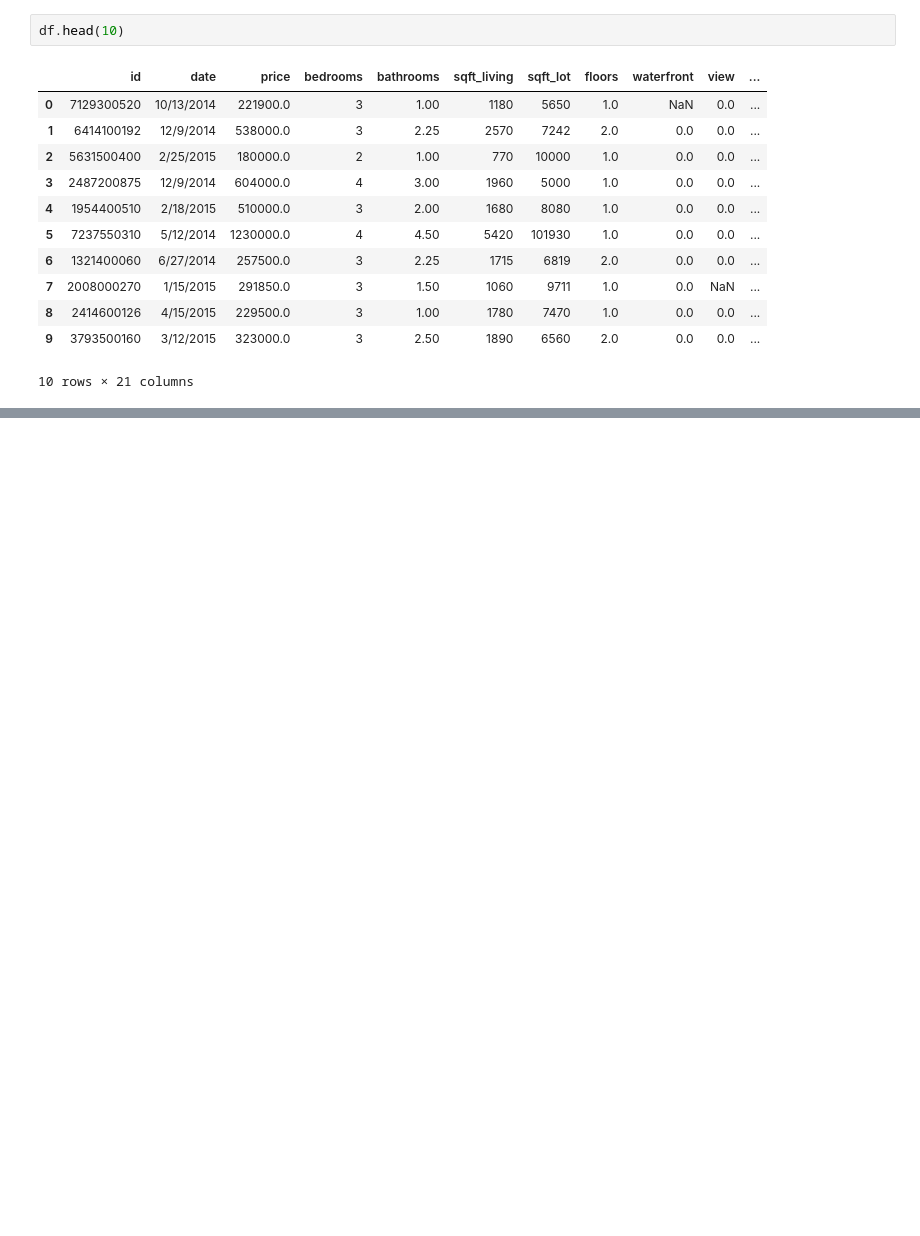
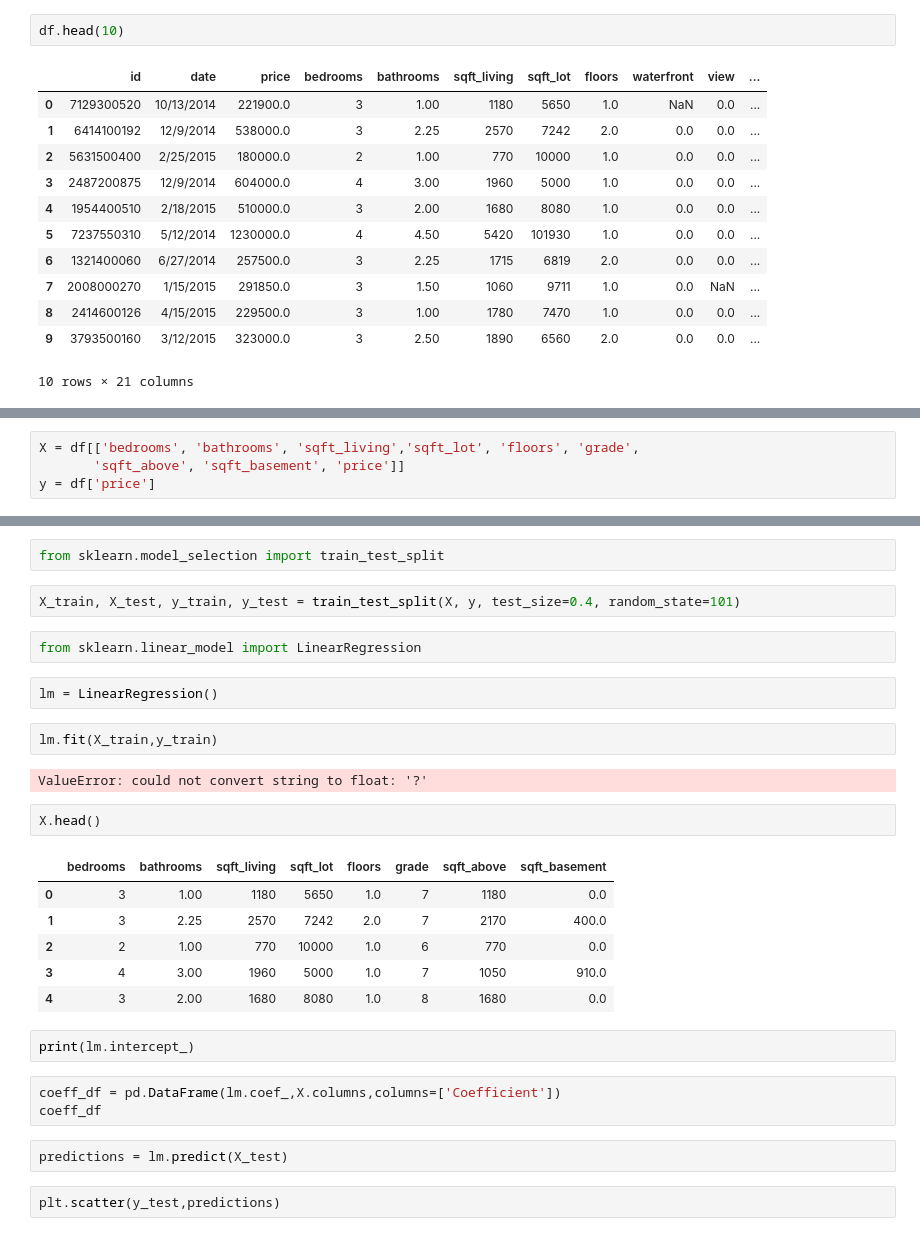
Before and after one commit to BSHaidar/Module1Project, a Jupyter notebook: Module1Project.ipynb, the cells around one changed output, grey strips where cells are left out. Cells and saved outputs as stored; diff of their text form; blank space fills up the shorter version.

```diff
--- a/Module1Project.ipynb
+++ b/Module1Project.ipynb
@@ -280,0 +198,4 @@ Index(['id', 'date', 'price', 'bedrooms', 'bathrooms', 'sqft_living',
+# %%
+X = df[['bedrooms', 'bathrooms', 'sqft_living','sqft_lot', 'floors', 'grade',
+       'sqft_above', 'sqft_basement', 'price']]
+y = df['price']
@@ -280,0 +206,30 @@ Index(['id', 'date', 'price', 'bedrooms', 'bathrooms', 'sqft_living',
+# %%
+from sklearn.model_selection import train_test_split
+# %%
+X_train, X_test, y_train, y_test = train_test_split(X, y, test_size=0.4, random_state=101)
+# %%
+from sklearn.linear_model import LinearRegression
+# %%
+lm = LinearRegression()
+# %%
+lm.fit(X_train,y_train)
+# %% [output]
+ValueError: could not convert string to float: '?'
+# %%
+X.head()
+# %% [output]
+|  | bedrooms | bathrooms | sqft_living | sqft_lot | floors | grade | sqft_above | sqft_basement |
+| 0 | 3 | 1.00 | 1180 | 5650 | 1.0 | 7 | 1180 | 0.0 |
+| 1 | 3 | 2.25 | 2570 | 7242 | 2.0 | 7 | 2170 | 400.0 |
+| 2 | 2 | 1.00 | 770 | 10000 | 1.0 | 6 | 770 | 0.0 |
+| 3 | 4 | 3.00 | 1960 | 5000 | 1.0 | 7 | 1050 | 910.0 |
+| 4 | 3 | 2.00 | 1680 | 8080 | 1.0 | 8 | 1680 | 0.0 |
+# %%
+print(lm.intercept_)
+# %%
+coeff_df = pd.DataFrame(lm.coef_,X.columns,columns=['Coefficient'])
+coeff_df
+# %%
+predictions = lm.predict(X_test)
+# %%
+plt.scatter(y_test,predictions)
```
Also changed, not shown: parts of 19 cells of this notebook, 1 other file.
